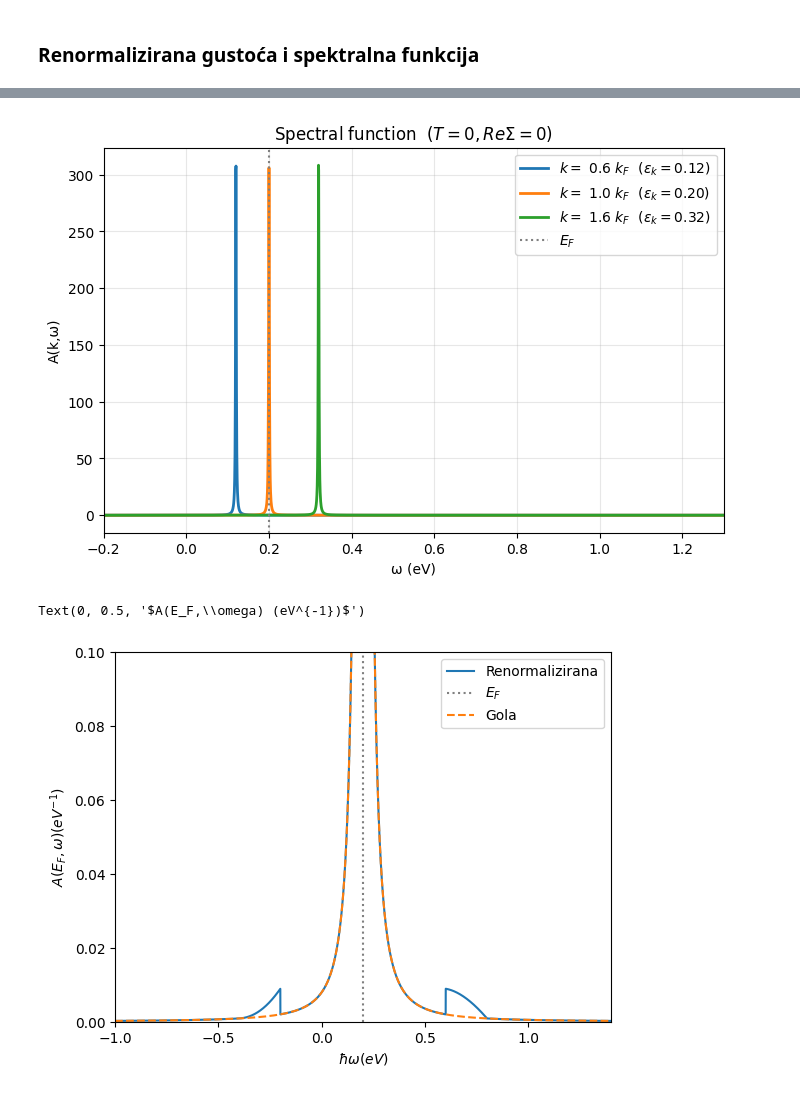
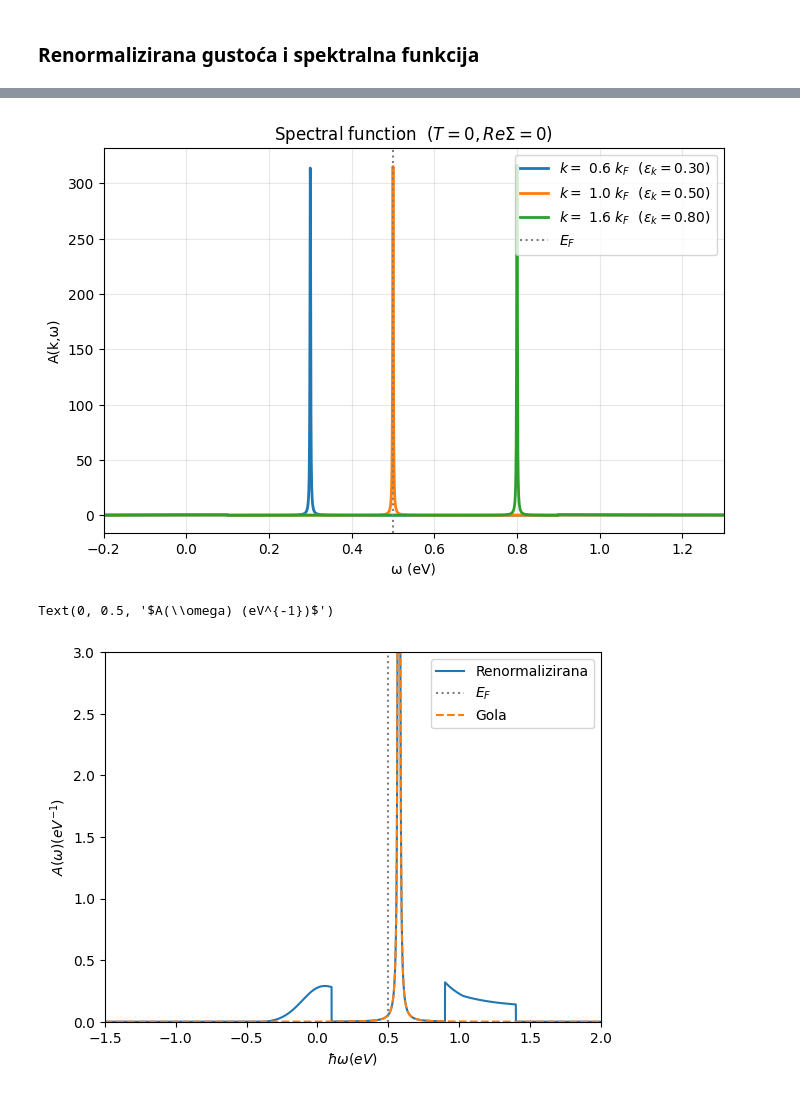
Before and after one commit to ppapac/24112024_memfn, a Jupyter notebook: MemoryDirac3D_usingTQ_020626_cutoff_cpl.ipynb, the cells around one changed output, grey strips where cells are left out. Cells and saved outputs as stored; diff of their text form; code cells hidden in the pictures.

Commit message:
180926-w add few plots and find parameters

```diff
--- a/MemoryDirac3D_usingTQ_020626_cutoff_cpl.ipynb
+++ b/MemoryDirac3D_usingTQ_020626_cutoff_cpl.ipynb
@@ -28,20 +28,21 @@ kb = 8.6173303 * 10 ** (-5)
 hbar = 6.582119569 * 10 ** (-16)
 pi = np.pi
 
-alpha_op = 4
+alpha_op = 0.6
 alpha_ac = 1
 hbar_w_op = torch.Tensor([0.4]).to("cuda")
 eta_0 = 1 * 10 ** (-3)
 M = 0.0
-Kf_20 = 0.2  # eV, Fermi at 20K
+Kf_20 = 0.5  # eV, Fermi at 20K
 vf = 4 * 10**5
 a = 100 ** (1 / 3) * 10 ** (-10)
 T_0 = 4
 T_F = Kf_20 / kb
 W = 1  # band width
+C = 1.2
 
 Kf_ = Kf_20 / hbar / vf * a  # Fermi unitless
-K_c = Kf_  # cutoff for coupling unitless
+K_c = C / hbar / vf * a  # cutoff for coupling unitless
 Kf_max = W / hbar / vf * a  # cutoff 1eV unitless
 c_s_tilde = 0.03  # hbar_w_ac_max / hbar / vf * a
 hbar_w_ac_max = c_s_tilde * hbar * vf / a
@@ -518,6 +519,6 @@ plt.legend()
 # %%
 dev = Ef.device
-w_grid = torch.linspace(-1, 1.4, 6000, device=dev, dtype=torch.float64)
+w_grid = torch.linspace(-1.5, 2, 10000, device=dev, dtype=torch.float64)
 
 plt.figure(figsize=(8, 5))
 for kr in [0.6, 1.0, 1.6]:  # k / k_F
@@ -539,21 +540,21 @@ plt.grid(alpha=0.3)
 plt.xlim(-0.2, 1.3)
 plt.show()
 # %% [output]
-[figure, old version]
+[figure, new version]
 # %%
-plt.plot(w_grid.cpu(), spectral_anal(Kf_, w_grid).cpu(), label="Renormalizirana")
-plt.ylim(0, 0.1)
+plt.plot(w_grid.cpu(), spectral_anal(Kf_ * 1.15, w_grid).cpu(), label="Renormalizirana")
+plt.ylim(0, 3)
 plt.xlim(w_grid[0].cpu(), w_grid[-1].cpu())
 plt.axvline(float(Ef), color="gray", ls=":", label="$E_F$")
 plt.plot(
     w_grid.cpu(),
-    1 / pi * eta_0 / ((w_grid - eps(Kf_)) ** 2 + eta_0**2).cpu(),
+    1 / pi * eta_0 / ((w_grid - eps(Kf_ * 1.15)) ** 2 + eta_0**2).cpu(),
     label="Gola",
     linestyle="--",
 )
 plt.legend()
 plt.xlabel("$\hbar \omega (eV)$")
-plt.ylabel("$A(E_F,\omega) (eV^{-1})$")
+plt.ylabel("$A(\omega) (eV^{-1})$")
 # %% [output]
-Text(0, 0.5, '$A(E_F,\\omega) (eV^{-1})$')
+Text(0, 0.5, '$A(\\omega) (eV^{-1})$')
-[figure, old version]
+[figure, new version]
```
Also changed, not shown: parts of 6 cells of this notebook.
